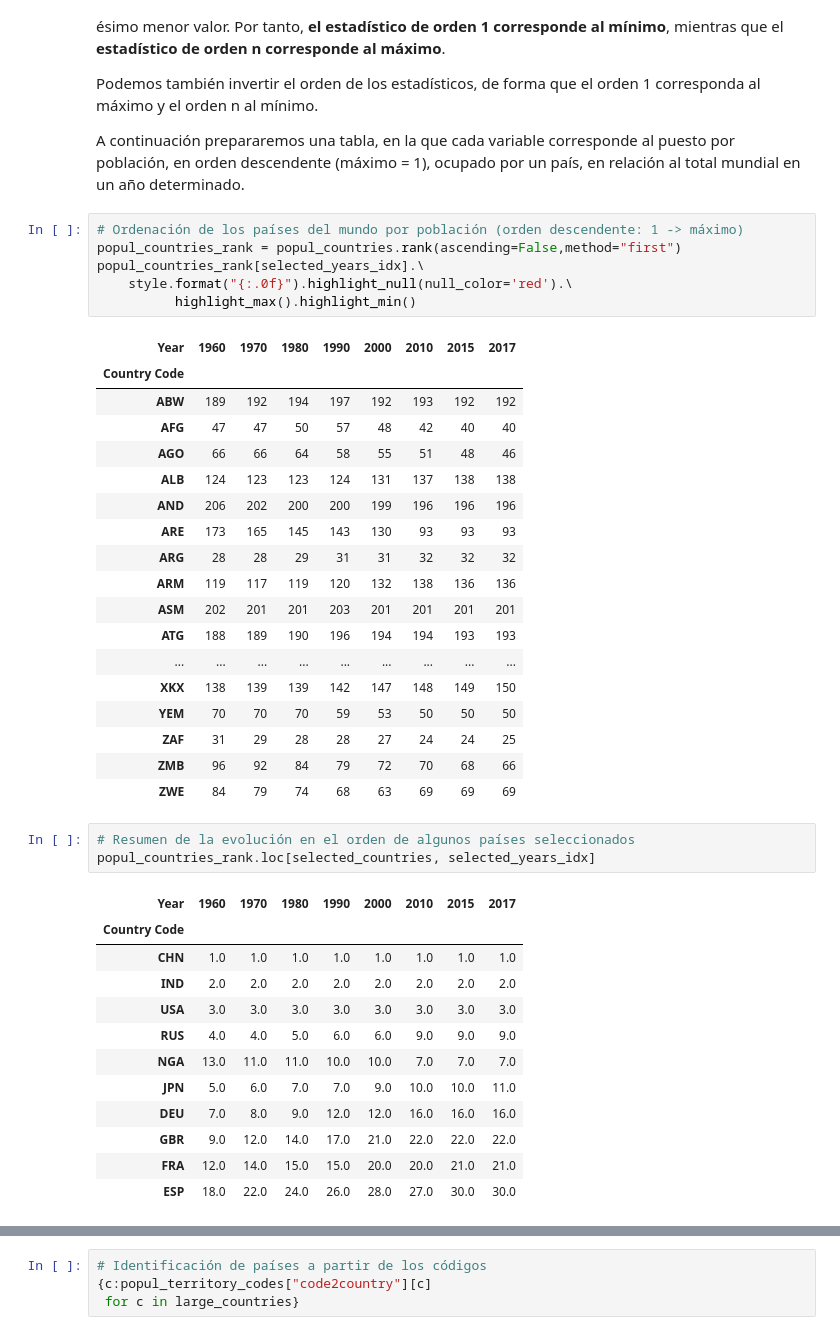
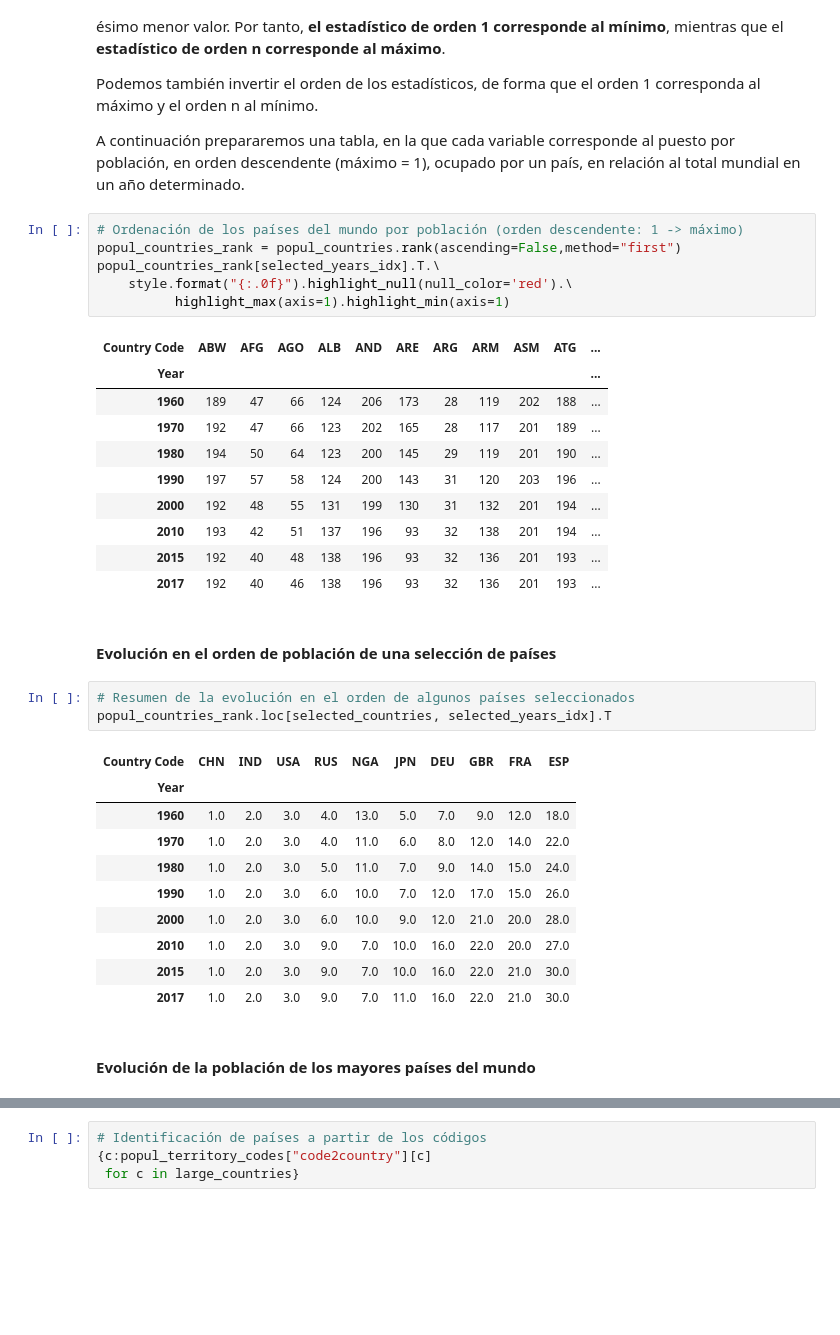
Before and after one commit to jruizalz/EPE-ULPGC, a Jupyter notebook: Bloque_1/1.AnalisisExploratorioDatos.ipynb, the cells around one changed output, grey strips where cells are left out. Saved outputs shown, nothing was run; the diff lists cells and outputs as text; blank space fills up the shorter version.

```diff
--- a/Bloque_1/1.AnalisisExploratorioDatos.ipynb
+++ b/Bloque_1/1.AnalisisExploratorioDatos.ipynb
@@ -223,44 +221,38 @@ A continuación prepararemos una tabla, en la que cada variable corresponde al p
 # %%
 # Ordenación de los países del mundo por población (orden descendente: 1 -> máximo)
 popul_countries_rank = popul_countries.rank(ascending=False,method="first")
-popul_countries_rank[selected_years_idx].\
+popul_countries_rank[selected_years_idx].T.\
     style.format("{:.0f}").highlight_null(null_color='red').\
-          highlight_max().highlight_min()
+          highlight_max(axis=1).highlight_min(axis=1)
 # %% [output]
-| Year | 1960 | 1970 | 1980 | 1990 | 2000 | 2010 | 2015 | 2017 |
-| Country Code |  |  |  |  |  |  |  |  |
-| ABW | 189 | 192 | 194 | 197 | 192 | 193 | 192 | 192 |
-| AFG | 47 | 47 | 50 | 57 | 48 | 42 | 40 | 40 |
-| AGO | 66 | 66 | 64 | 58 | 55 | 51 | 48 | 46 |
-| ALB | 124 | 123 | 123 | 124 | 131 | 137 | 138 | 138 |
-| AND | 206 | 202 | 200 | 200 | 199 | 196 | 196 | 196 |
-| ARE | 173 | 165 | 145 | 143 | 130 | 93 | 93 | 93 |
-| ARG | 28 | 28 | 29 | 31 | 31 | 32 | 32 | 32 |
-| ARM | 119 | 117 | 119 | 120 | 132 | 138 | 136 | 136 |
-| ASM | 202 | 201 | 201 | 203 | 201 | 201 | 201 | 201 |
-| ATG | 188 | 189 | 190 | 196 | 194 | 194 | 193 | 193 |
-| ... | ... | ... | ... | ... | ... | ... | ... | ... |
-| XKX | 138 | 139 | 139 | 142 | 147 | 148 | 149 | 150 |
-| YEM | 70 | 70 | 70 | 59 | 53 | 50 | 50 | 50 |
-| ZAF | 31 | 29 | 28 | 28 | 27 | 24 | 24 | 25 |
-| ZMB | 96 | 92 | 84 | 79 | 72 | 70 | 68 | 66 |
-| ZWE | 84 | 79 | 74 | 68 | 63 | 69 | 69 | 69 |
+| Country Code | ABW | AFG | AGO | ALB | AND | ARE | ARG | ARM | ASM | ATG | ... |
+| Year |  |  |  |  |  |  |  |  |  |  | ... |
+| 1960 | 189 | 47 | 66 | 124 | 206 | 173 | 28 | 119 | 202 | 188 | ... |
+| 1970 | 192 | 47 | 66 | 123 | 202 | 165 | 28 | 117 | 201 | 189 | ... |
+| 1980 | 194 | 50 | 64 | 123 | 200 | 145 | 29 | 119 | 201 | 190 | ... |
+| 1990 | 197 | 57 | 58 | 124 | 200 | 143 | 31 | 120 | 203 | 196 | ... |
+| 2000 | 192 | 48 | 55 | 131 | 199 | 130 | 31 | 132 | 201 | 194 | ... |
+| 2010 | 193 | 42 | 51 | 137 | 196 | 93 | 32 | 138 | 201 | 194 | ... |
+| 2015 | 192 | 40 | 48 | 138 | 196 | 93 | 32 | 136 | 201 | 193 | ... |
+| 2017 | 192 | 40 | 46 | 138 | 196 | 93 | 32 | 136 | 201 | 193 | ... |
+# %% [markdown]
+#### Evolución en el orden de población de una selección de países
 # %%
 # Resumen de la evolución en el orden de algunos países seleccionados
-popul_countries_rank.loc[selected_countries, selected_years_idx]
+popul_countries_rank.loc[selected_countries, selected_years_idx].T
 # %% [output]
-| Year | 1960 | 1970 | 1980 | 1990 | 2000 | 2010 | 2015 | 2017 |
-| Country Code |  |  |  |  |  |  |  |  |
-| CHN | 1.0 | 1.0 | 1.0 | 1.0 | 1.0 | 1.0 | 1.0 | 1.0 |
-| IND | 2.0 | 2.0 | 2.0 | 2.0 | 2.0 | 2.0 | 2.0 | 2.0 |
-| USA | 3.0 | 3.0 | 3.0 | 3.0 | 3.0 | 3.0 | 3.0 | 3.0 |
-| RUS | 4.0 | 4.0 | 5.0 | 6.0 | 6.0 | 9.0 | 9.0 | 9.0 |
-| NGA | 13.0 | 11.0 | 11.0 | 10.0 | 10.0 | 7.0 | 7.0 | 7.0 |
-| JPN | 5.0 | 6.0 | 7.0 | 7.0 | 9.0 | 10.0 | 10.0 | 11.0 |
-| DEU | 7.0 | 8.0 | 9.0 | 12.0 | 12.0 | 16.0 | 16.0 | 16.0 |
-| GBR | 9.0 | 12.0 | 14.0 | 17.0 | 21.0 | 22.0 | 22.0 | 22.0 |
-| FRA | 12.0 | 14.0 | 15.0 | 15.0 | 20.0 | 20.0 | 21.0 | 21.0 |
-| ESP | 18.0 | 22.0 | 24.0 | 26.0 | 28.0 | 27.0 | 30.0 | 30.0 |
+| Country Code | CHN | IND | USA | RUS | NGA | JPN | DEU | GBR | FRA | ESP |
+| Year |  |  |  |  |  |  |  |  |  |  |
+| 1960 | 1.0 | 2.0 | 3.0 | 4.0 | 13.0 | 5.0 | 7.0 | 9.0 | 12.0 | 18.0 |
+| 1970 | 1.0 | 2.0 | 3.0 | 4.0 | 11.0 | 6.0 | 8.0 | 12.0 | 14.0 | 22.0 |
+| 1980 | 1.0 | 2.0 | 3.0 | 5.0 | 11.0 | 7.0 | 9.0 | 14.0 | 15.0 | 24.0 |
+| 1990 | 1.0 | 2.0 | 3.0 | 6.0 | 10.0 | 7.0 | 12.0 | 17.0 | 15.0 | 26.0 |
+| 2000 | 1.0 | 2.0 | 3.0 | 6.0 | 10.0 | 9.0 | 12.0 | 21.0 | 20.0 | 28.0 |
+| 2010 | 1.0 | 2.0 | 3.0 | 9.0 | 7.0 | 10.0 | 16.0 | 22.0 | 20.0 | 27.0 |
+| 2015 | 1.0 | 2.0 | 3.0 | 9.0 | 7.0 | 10.0 | 16.0 | 22.0 | 21.0 | 30.0 |
+| 2017 | 1.0 | 2.0 | 3.0 | 9.0 | 7.0 | 11.0 | 16.0 | 22.0 | 21.0 | 30.0 |
+# %% [markdown]
+#### Evolución de la población de los mayores países del mundo
 # %%
 n = 10 # n países con mayor población
 
```
Also changed, not shown: parts of 13 cells of this notebook, 3 other files.
